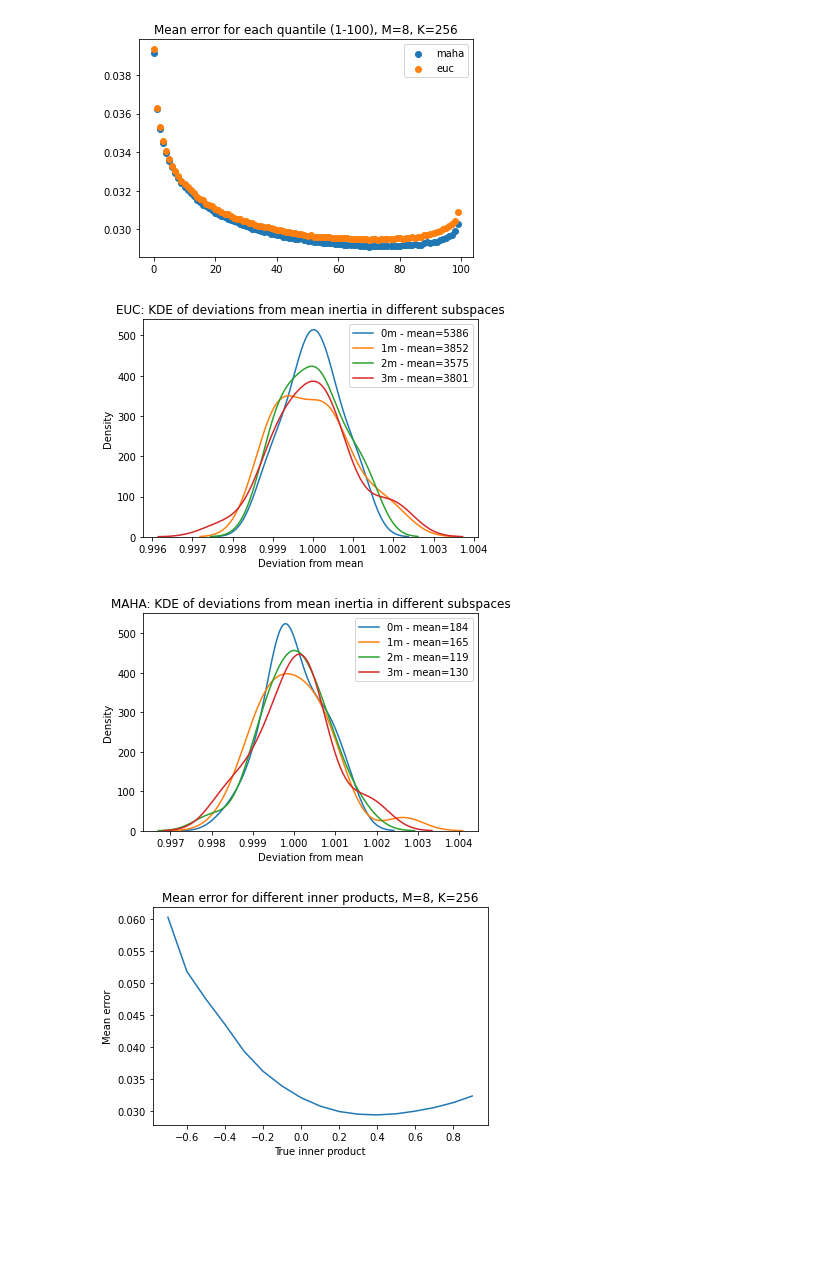
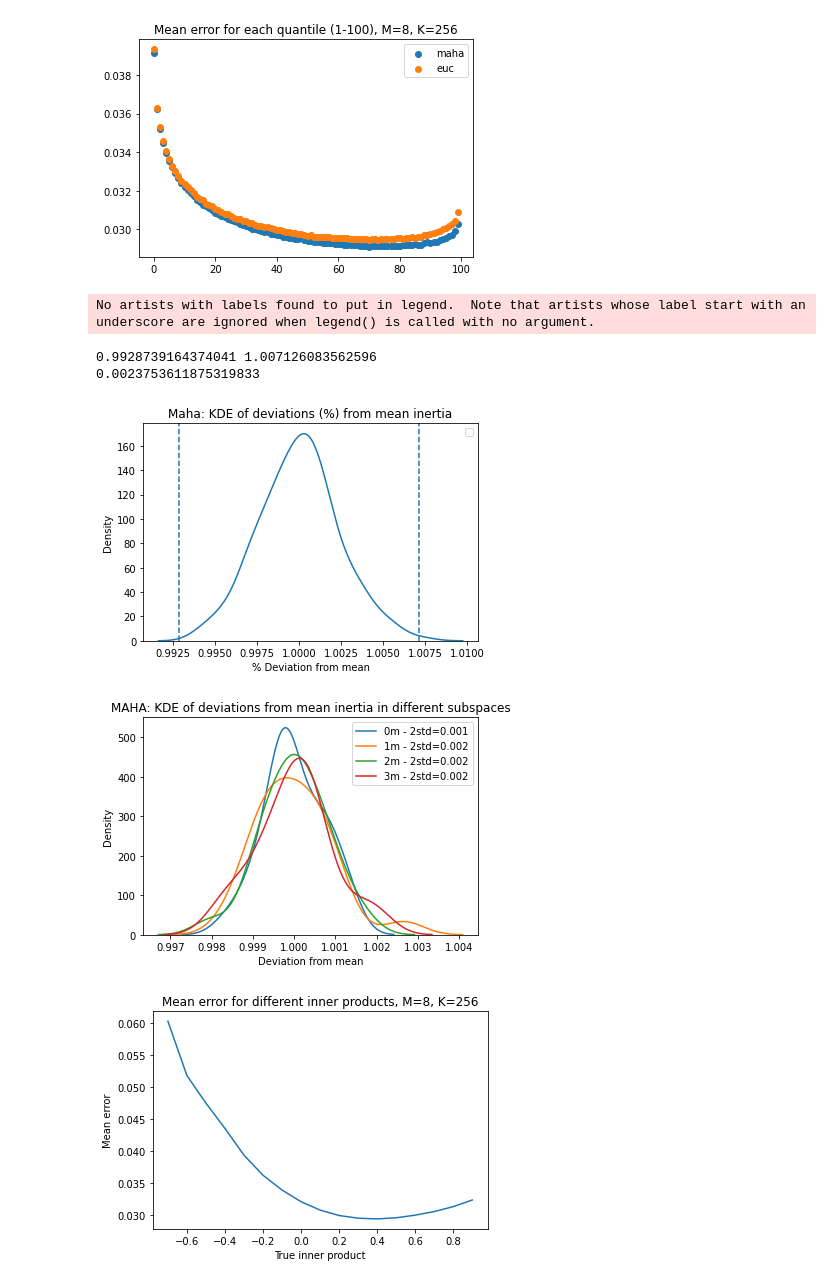
Before and after one commit to TSPoulsen/puffinn, a Jupyter notebook: experiments/results/explore_results.ipynb, the cells around one changed output. Drawn from its saved outputs; the diff is of its cells as text; code cells hidden in the pictures; blank space fills up the shorter version.

```diff
--- a/experiments/results/explore_results.ipynb
+++ b/experiments/results/explore_results.ipynb
@@ -231,27 +232,47 @@ plt.show()
 euc = h5py.File("inertia_variance_euc.hdf5", "r")
 maha = h5py.File("inertia_variance_maha.hdf5", "r")
 # %%
-for key in euc.keys():
-    m = np.mean(euc[key])
-    d = euc[key]/m
-    sns.kdeplot(d, label = key + " - mean=" + str(int(m)))
-plt.title("EUC: KDE of deviations from mean inertia in different subspaces")
-plt.xlabel("Deviation from mean")
+maha = h5py.File("inertia_variance_maha.hdf5", "r")
+d = None
+std = 0
+k = None
+w = None
+
+all_d = []
+for key in maha.keys():
+    c_d = maha[key]/np.mean(maha[key])
+    all_d.append(c_d)
+all_d = np.concatenate(all_d)
+std = np.std(all_d)
+lb = 1 - 3*std
+ub = 1 + 3*std
+print(lb, ub)
+print(std)
+
+plt.axvline(lb, linestyle="--")
+plt.axvline(ub, linestyle="--")
+sns.kdeplot(all_d)
+plt.title("Maha: KDE of deviations (%) from mean inertia")
+plt.xlabel("% Deviation from mean")
 plt.legend()
 plt.show()
 # %% [output]
+No artists with labels found to put in legend.  Note that artists whose label start with an underscore are ignored when legend() is called with no argument.
+0.9928739164374041 1.007126083562596
+0.0023753611875319833
-[figure, old version]
+[figure, new version]
 # %%
 for key in maha.keys():
     m = np.mean(maha[key])
     d = maha[key]/m
-    sns.kdeplot(d, label = key + " - mean=" + str(int(m)))
+    std2 = 2 * np.std(d)
+    sns.kdeplot(d, label = key + " - 2std=%0.3f" % std2)
 plt.title("MAHA: KDE of deviations from mean inertia in different subspaces")
 plt.xlabel("Deviation from mean")
 plt.legend()
 plt.show()
 # %% [output]
-[figure, old version]
+[figure, new version]
 # %%
 
 test = h5py.File("test.hdf5", "r")
```
Also changed, not shown: parts of 34 cells of this notebook, 14 other files.
